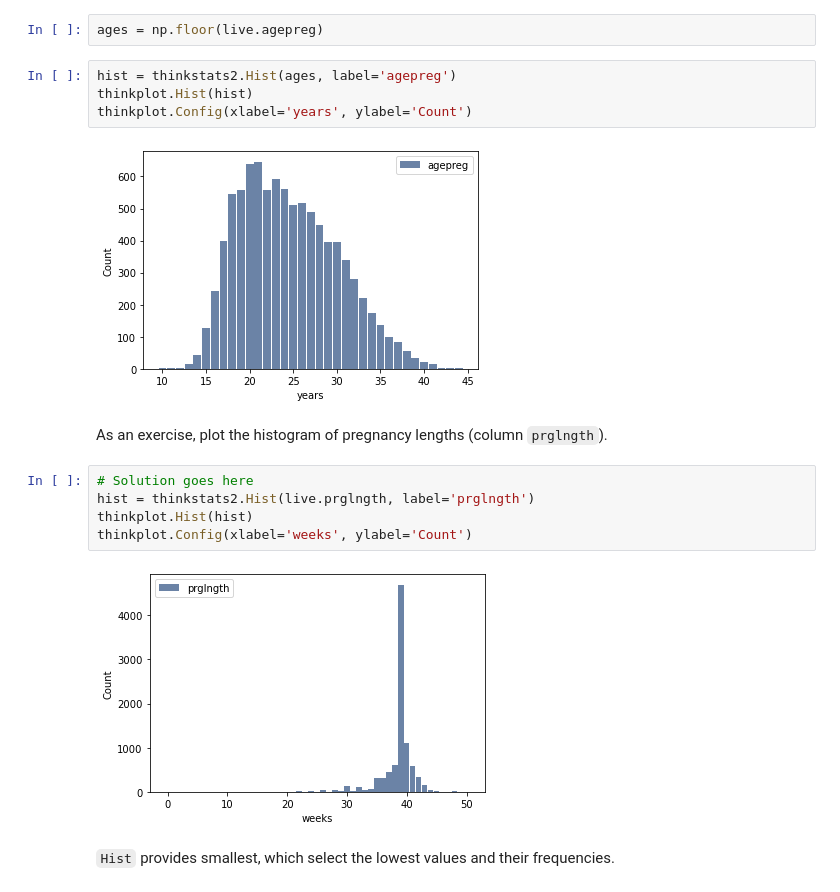
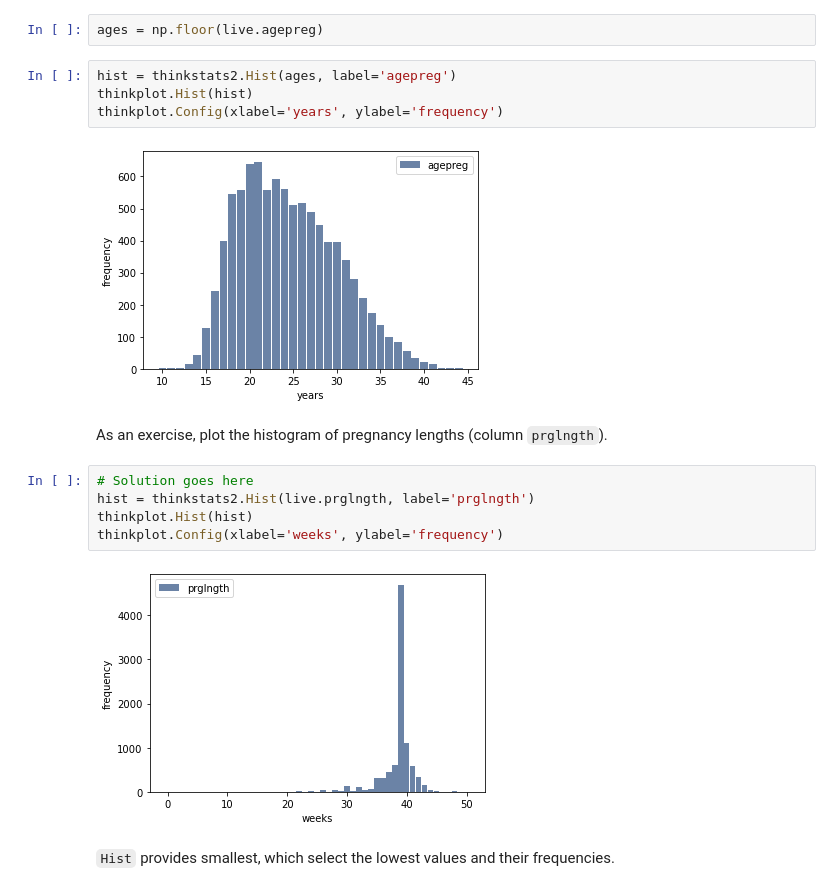
Before and after one commit to petulant1/ThinkStats2, a Jupyter notebook: code/chap02ex.ipynb, the cells around one changed output. Saved outputs shown, nothing was run; the diff lists cells and outputs as text.

```diff
--- a/code/chap02ex.ipynb
+++ b/code/chap02ex.ipynb
@@ -142,17 +131,17 @@ ages = np.floor(live.agepreg)
 # %%
 hist = thinkstats2.Hist(ages, label='agepreg')
 thinkplot.Hist(hist)
-thinkplot.Config(xlabel='years', ylabel='Count')
+thinkplot.Config(xlabel='years', ylabel='frequency')
 # %% [output]
-[figure, old version]
+[figure, new version]
 # %% [markdown]
 As an exercise, plot the histogram of pregnancy lengths (column `prglngth`).
 # %%
 # Solution goes here
 hist = thinkstats2.Hist(live.prglngth, label='prglngth')
 thinkplot.Hist(hist)
-thinkplot.Config(xlabel='weeks', ylabel='Count')
+thinkplot.Config(xlabel='weeks', ylabel='frequency')
 # %% [output]
-[figure, old version]
+[figure, new version]
 # %% [markdown]
 `Hist` provides smallest, which select the lowest values and their frequencies.
```
Also changed, not shown: parts of 17 cells of this notebook, 2 other files.
